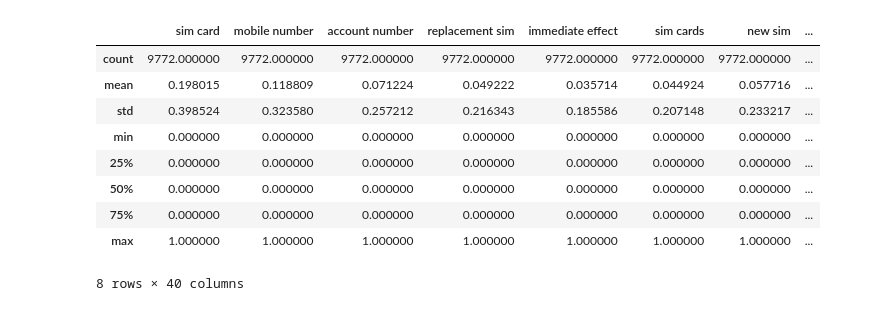
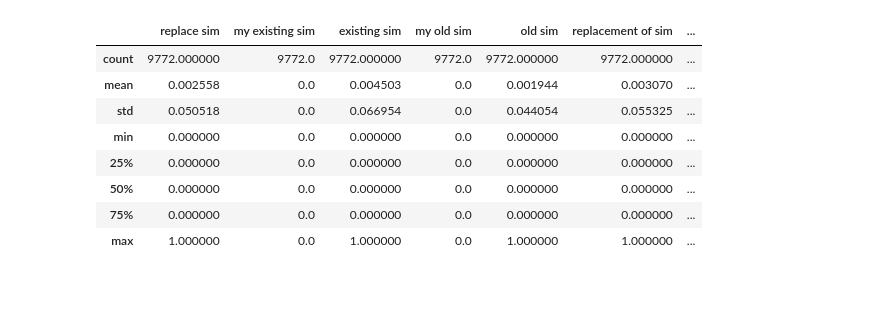
Before and after one commit to samehamin/email_understanding, a Jupyter notebook: sim repl labeling.ipynb, the cells around one changed output. Drawn from its saved outputs; the diff is of its cells as text; code cells hidden in the pictures.

```diff
--- a/sim repl labeling.ipynb
+++ b/sim repl labeling.ipynb
@@ -6,13 +5,0 @@ dataset = pd.read_excel("output_tfidf_clustering2.xlsx")
-# %%
-dataset.describe()
-# %% [output]
-|  | sim card | mobile number | account number | replacement sim | immediate effect | sim cards | new sim | ... |
-| count | 9772.000000 | 9772.000000 | 9772.000000 | 9772.000000 | 9772.000000 | 9772.000000 | 9772.000000 | ... |
-| mean | 0.198015 | 0.118809 | 0.071224 | 0.049222 | 0.035714 | 0.044924 | 0.057716 | ... |
-| std | 0.398524 | 0.323580 | 0.257212 | 0.216343 | 0.185586 | 0.207148 | 0.233217 | ... |
-| min | 0.000000 | 0.000000 | 0.000000 | 0.000000 | 0.000000 | 0.000000 | 0.000000 | ... |
-| 25% | 0.000000 | 0.000000 | 0.000000 | 0.000000 | 0.000000 | 0.000000 | 0.000000 | ... |
-| 50% | 0.000000 | 0.000000 | 0.000000 | 0.000000 | 0.000000 | 0.000000 | 0.000000 | ... |
-| 75% | 0.000000 | 0.000000 | 0.000000 | 0.000000 | 0.000000 | 0.000000 | 0.000000 | ... |
-| max | 1.000000 | 1.000000 | 1.000000 | 1.000000 | 1.000000 | 1.000000 | 1.000000 | ... |
-8 rows × 40 columns
@@ -22,0 +6,13 @@ sim_repl_dataset = dataset[(dataset['replacement sim card'] == 1) |
+# %%
+pd.set_option('display.max_columns', None)
+dataset.describe()
+# %% [output]
+|  | replace sim | my existing sim | existing sim | my old sim | old sim | replacement of sim | ... |
+| count | 9772.000000 | 9772.0 | 9772.000000 | 9772.0 | 9772.000000 | 9772.000000 | ... |
+| mean | 0.002558 | 0.0 | 0.004503 | 0.0 | 0.001944 | 0.003070 | ... |
+| std | 0.050518 | 0.0 | 0.066954 | 0.0 | 0.044054 | 0.055325 | ... |
+| min | 0.000000 | 0.0 | 0.000000 | 0.0 | 0.000000 | 0.000000 | ... |
+| 25% | 0.000000 | 0.0 | 0.000000 | 0.0 | 0.000000 | 0.000000 | ... |
+| 50% | 0.000000 | 0.0 | 0.000000 | 0.0 | 0.000000 | 0.000000 | ... |
+| 75% | 0.000000 | 0.0 | 0.000000 | 0.0 | 0.000000 | 0.000000 | ... |
+| max | 1.000000 | 0.0 | 1.000000 | 0.0 | 1.000000 | 1.000000 | ... |
```
Also changed, not shown: parts of 4 cells of this notebook, 2 other files.
